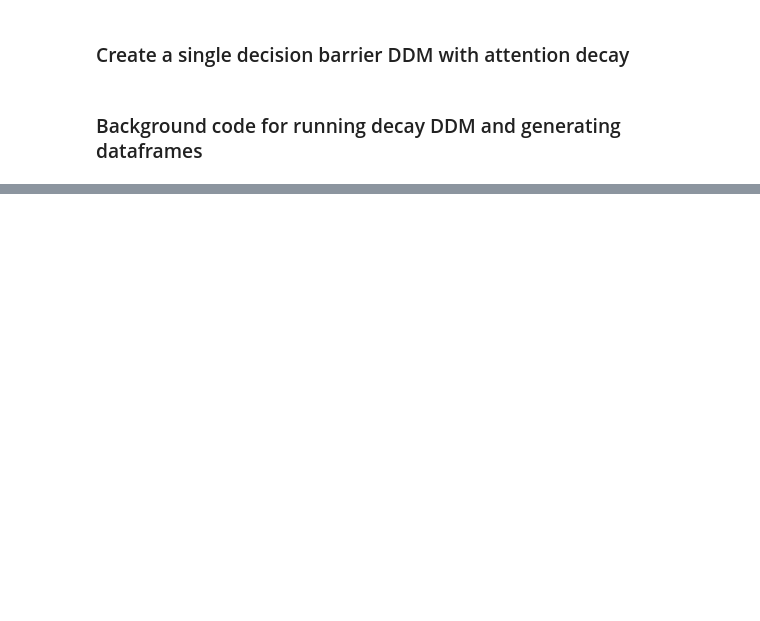
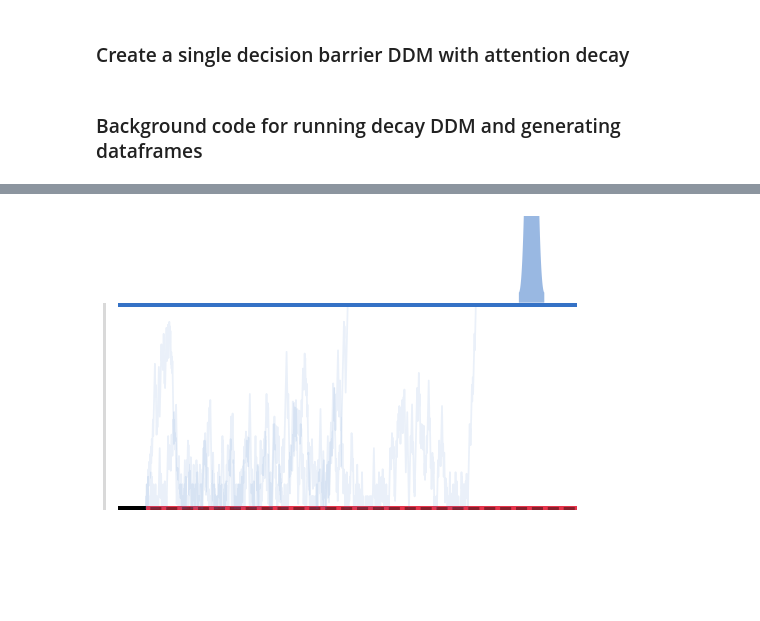
Before and after one commit to WilliXL/AdaptiveDecisionMaking_2018, a Jupyter notebook: notebooks/Final.ipynb, the cells around one changed output, grey strips where cells are left out. Saved outputs shown, nothing was run; the diff lists cells and outputs as text; code cells hidden in the pictures; blank space fills up the shorter version.

```diff
--- a/notebooks/Final.ipynb
+++ b/notebooks/Final.ipynb
@@ -264,0 +304,4 @@ Accuracy = 100%
+# %%
+bx = vis.plot_this_sims(df, parameters,traces = traces, plot_v=False)
+# %% [output]
+[figure, added]
```
Also changed, not shown: parts of 9 cells of this notebook, 1 other file.
